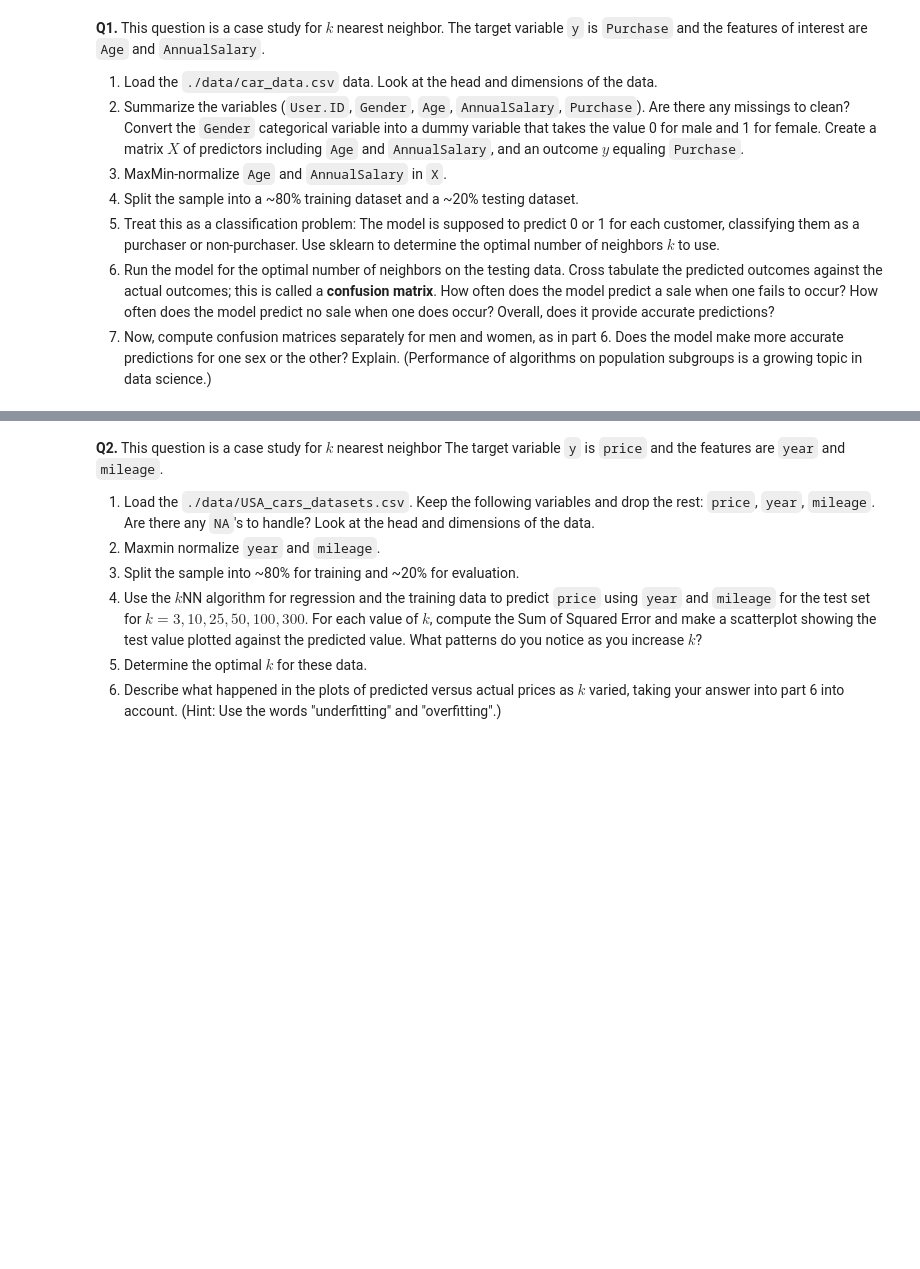
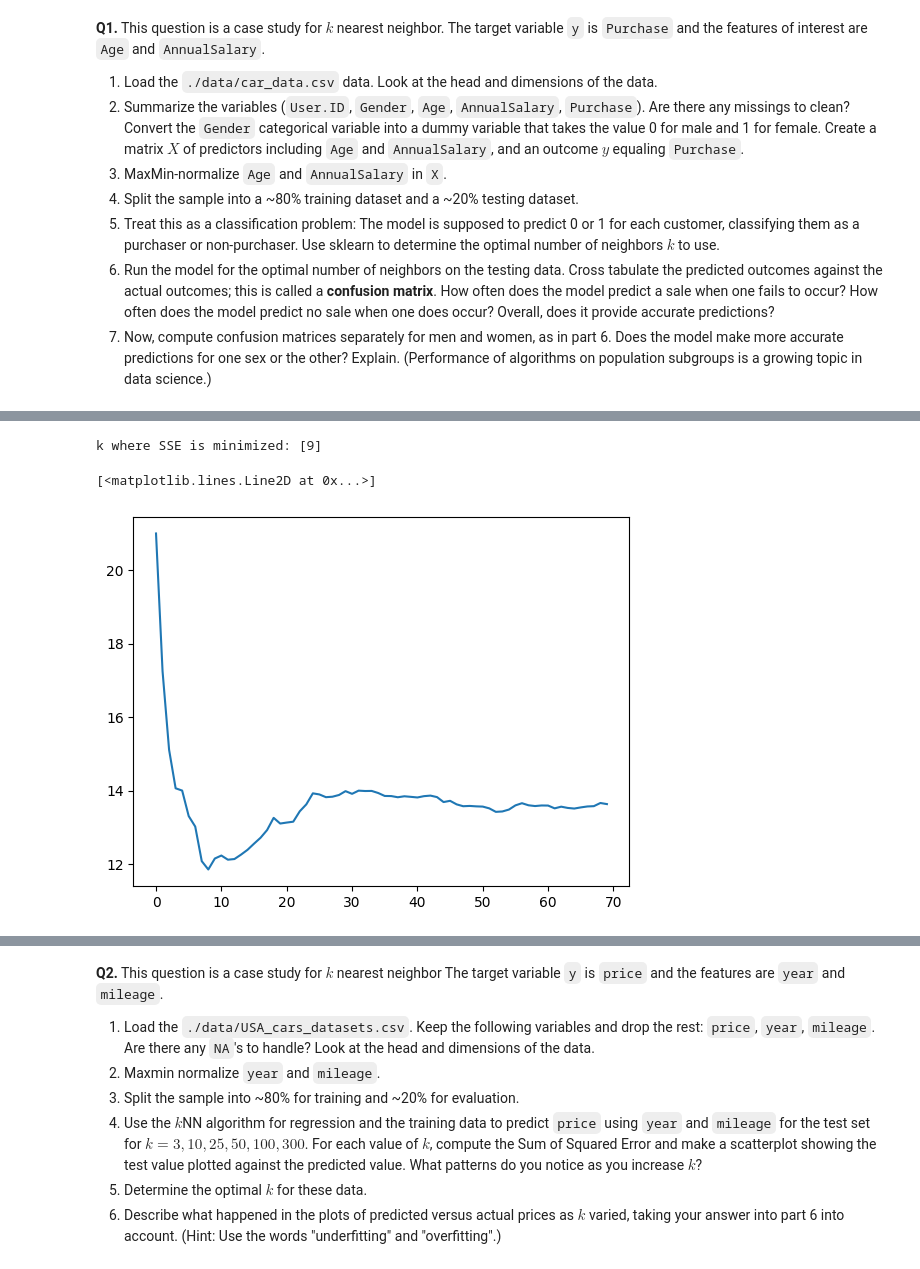
Before and after one commit to Monty-2003/assignment3, a Jupyter notebook: assignment_knn_and_kmc.ipynb, the cells around one changed output, grey strips where cells are left out. Cells and saved outputs as stored; diff of their text form; code cells hidden in the pictures; blank space fills up the shorter version.

```diff
--- a/assignment_knn_and_kmc.ipynb
+++ b/assignment_knn_and_kmc.ipynb
@@ -39,0 +63,13 @@ car_dat.describe()
+# %%
+# Create matrix X of predictors including Age and AnnualSalary, and outcome y equaling Purchase
+y = car_dat['Purchased']
+X = car_dat.loc[:, ['Age', 'AnnualSalary']]
+
+# MaxMin-normalize Age and Salary in X
+def maxmin(x):
+  res = (x-min(x))/(max(x)-min(x))
+  return res
+
+X = X.apply(maxmin)
+X.head()
+X.describe()
@@ -39,0 +86,4 @@ car_dat.describe()
+# %%
+# Split into 80% training set and 20% testing set
+from sklearn.model_selection import train_test_split
+X_train, X_test, y_train, y_test = train_test_split(X, y, test_size=.2, random_state=100)
@@ -39,0 +114,27 @@ car_dat.describe()
+# %%
+import matplotlib.pyplot as plt
+
+# Determine optimal number of neighbors
+k_bar = 70
+k_grid = np.arange(1,k_bar)
+SSE_train = np.zeros(k_bar)
+SSE_test = np.zeros(k_bar)
+for k in range(k_bar):
+    model = kNNRegression(n_neighbors=k+1) # Create a sk model for k
+    fitted_model = model.fit(X_train,y_train) # Train the model on our data
+    y_hat = fitted_model.predict(X_test) # Predict values for test set
+    SSE_test[k] = np.sum( (y_test-y_hat)**2 ) # Save the computed SSE
+    y_hat = fitted_model.predict(X_train) # Predict values for training set
+    SSE_train[k] = np.sum( (y_train-y_hat)**2 ) # Save the computed SSE
+
+SSE_min = np.min(SSE_test) # Lowest recorded SSE
+min_index = np.where(SSE_test == SSE_min) # Find the indices of y that equal the minimum
+k_star = k_grid[min_index] # Find the optimal value of k
+
+print("k where SSE is minimized:", k_star)
+
+plt.plot(np.arange(0,k_bar),SSE_test,label='Test') # Plot SSE by k
+# %% [output]
+k where SSE is minimized: [9]
+[<matplotlib.lines.Line2D at 0x...>]
+[figure, added]
```
Also changed, not shown: parts of 7 cells of this notebook.
